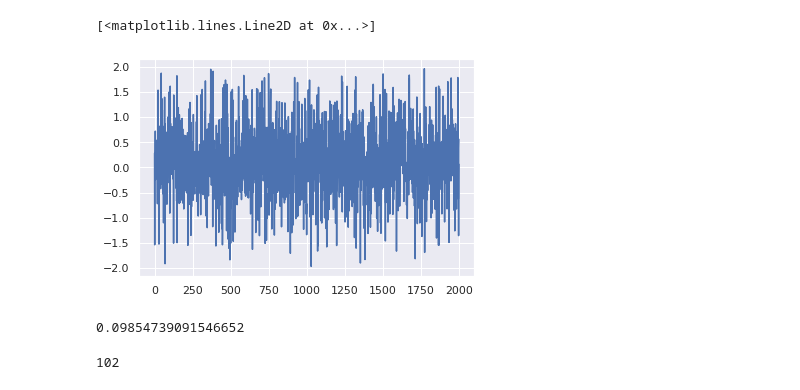
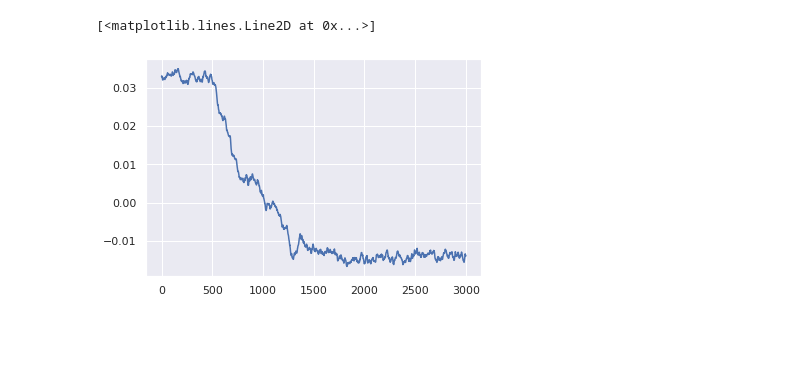
Before and after one commit to CODARcode/MDTrAnal, a Jupyter notebook: notebook/KCUSUM.ipynb, the cells around one changed output. Cells and saved outputs as stored; diff of their text form; code cells hidden in the pictures; blank space fills up the shorter version.

```diff
--- a/notebook/KCUSUM.ipynb
+++ b/notebook/KCUSUM.ipynb
@@ -44,0 +183,8 @@ data = mmd(sample_x_0,sample_x_1,sample_y_0,sample_y_1)
+# %%
+(x,y,z) = d.coordinates.shape
+t2 = d.coordinates.reshape((x, y*z),order='C')
+# %%
+Ut, St, VTt = svd_wrapper(t2, 2, method='random')
+# %%
+c = Ut
+s = St
@@ -44,0 +203,3 @@ data = mmd(sample_x_0,sample_x_1,sample_y_0,sample_y_1)
+# %%
+x = c[:,0]
+y = c[:,1]
@@ -45,9 +211,5 @@ data = mmd(sample_x_0,sample_x_1,sample_y_0,sample_y_1)
 # %%
-plt.plot(np.arange(0,len(data)),data)
+plt.plot(np.arange(len(x)),y)
 # %% [output]
 [<matplotlib.lines.Line2D at 0x...>]
-[figure, old version]
+[figure, new version]
-# %%
-data.mean()
-# %% [output]
-0.09854739091546652
@@ -79,4 +215,0 @@ def KCUSUM(sample_x_0,sample_x_1,sample_y_0,sample_y_1,h):
-# %%
-KCUSUM(sample_x_0,sample_x_1,sample_y_0,sample_y_1,5)
-# %% [output]
-102
```
Also changed, not shown: parts of 20 cells of this notebook.
